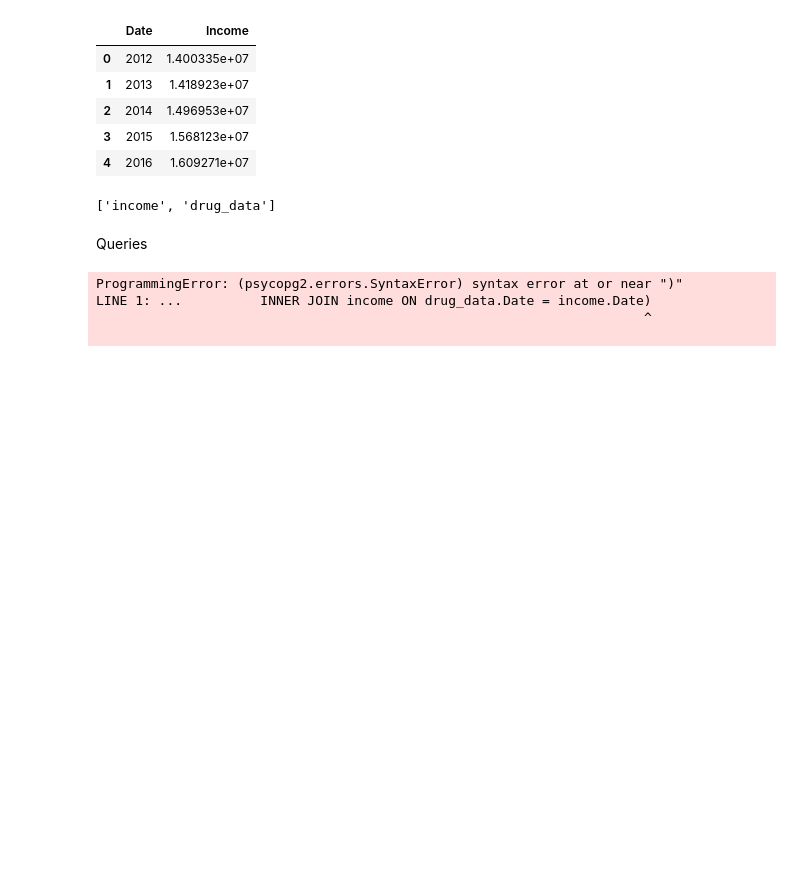
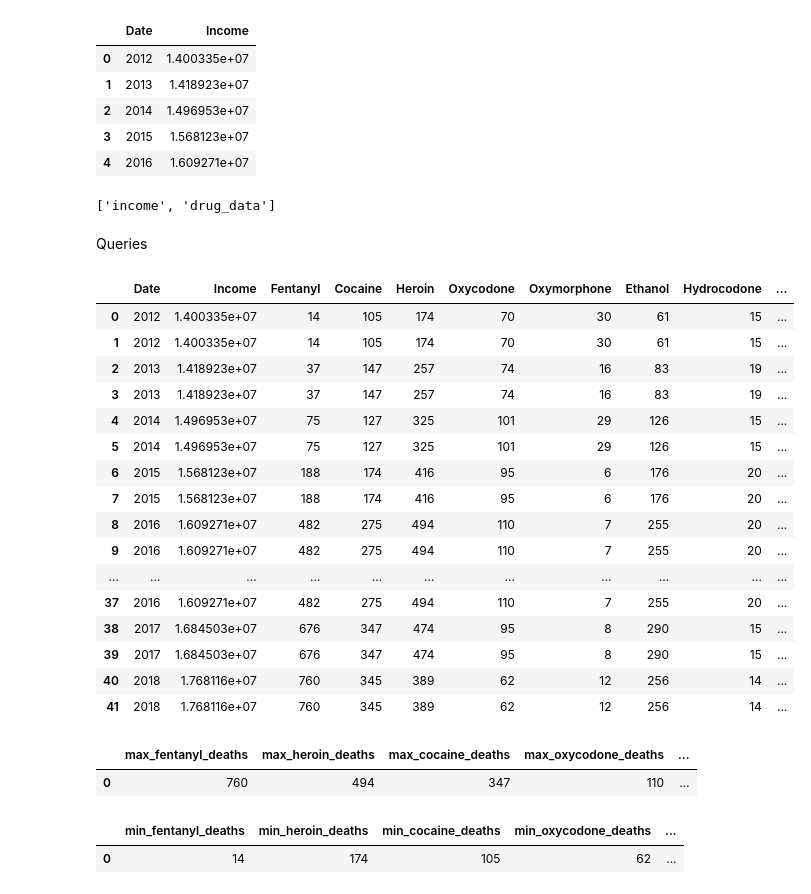
Before and after one commit to kringlek/Project-2, a Jupyter notebook: Data_Cleaning.ipynb, the cells around one changed output. Saved outputs shown, nothing was run; the diff lists cells and outputs as text; code cells hidden in the pictures; blank space fills up the shorter version.

```diff
--- a/Data_Cleaning.ipynb
+++ b/Data_Cleaning.ipynb
@@ -201,18 +201,9 @@ pd.read_sql_query('select * from income', con=engine).head()
 | 2 | 2014 | 1.496953e+07 |
 | 3 | 2015 | 1.568123e+07 |
 | 4 | 2016 | 1.609271e+07 |
-# %%
-engine.table_names()
-# %% [output]
-['income', 'drug_data']
+# %%
+engine.table_names()
+# %% [output]
+['income', 'drug_data']
 # %% [markdown]
 Queries
-# %%
-#Join tables
-pd.read_sql_query('select income.Date, drug_data.Date, income.Income from drug_data \
-                  INNER JOIN income ON drug_data.Date = income.Date)', con=engine)
-# %% [output]
-ProgrammingError: (psycopg2.errors.SyntaxError) syntax error at or near ")"
-LINE 1: ...          INNER JOIN income ON drug_data.Date = income.Date)
-                                                                      ^
-
@@ -222,2 +210,41 @@ pd.read_sql_query('select d.Fentanyl, d.Heroin, d.Cocaine, d.Date from income_da
+# %%
+#Join tables
+pd.read_sql_query('select income."Date", income."Income", drug_data."Fentanyl", drug_data."Cocaine", \
+            drug_data."Heroin", drug_data."Oxycodone", drug_data."Oxymorphone", drug_data."Ethanol", \
+            drug_data."Hydrocodone", drug_data."Benzodiazepine",drug_data."Methadone", drug_data."Amphet", \
+            drug_data."Tramad" from drug_data INNER JOIN income ON drug_data."Date" = income."Date"', con=engine)
+# %% [output]
+|  | Date | Income | Fentanyl | Cocaine | Heroin | Oxycodone | Oxymorphone | Ethanol | Hydrocodone | ... |
+| 0 | 2012 | 1.400335e+07 | 14 | 105 | 174 | 70 | 30 | 61 | 15 | ... |
+| 1 | 2012 | 1.400335e+07 | 14 | 105 | 174 | 70 | 30 | 61 | 15 | ... |
+| 2 | 2013 | 1.418923e+07 | 37 | 147 | 257 | 74 | 16 | 83 | 19 | ... |
+| 3 | 2013 | 1.418923e+07 | 37 | 147 | 257 | 74 | 16 | 83 | 19 | ... |
+| 4 | 2014 | 1.496953e+07 | 75 | 127 | 325 | 101 | 29 | 126 | 15 | ... |
+| 5 | 2014 | 1.496953e+07 | 75 | 127 | 325 | 101 | 29 | 126 | 15 | ... |
+| 6 | 2015 | 1.568123e+07 | 188 | 174 | 416 | 95 | 6 | 176 | 20 | ... |
+| 7 | 2015 | 1.568123e+07 | 188 | 174 | 416 | 95 | 6 | 176 | 20 | ... |
+| 8 | 2016 | 1.609271e+07 | 482 | 275 | 494 | 110 | 7 | 255 | 20 | ... |
+| 9 | 2016 | 1.609271e+07 | 482 | 275 | 494 | 110 | 7 | 255 | 20 | ... |
+| ... | ... | ... | ... | ... | ... | ... | ... | ... | ... | ... |
+| 37 | 2016 | 1.609271e+07 | 482 | 275 | 494 | 110 | 7 | 255 | 20 | ... |
+| 38 | 2017 | 1.684503e+07 | 676 | 347 | 474 | 95 | 8 | 290 | 15 | ... |
+| 39 | 2017 | 1.684503e+07 | 676 | 347 | 474 | 95 | 8 | 290 | 15 | ... |
+| 40 | 2018 | 1.768116e+07 | 760 | 345 | 389 | 62 | 12 | 256 | 14 | ... |
+| 41 | 2018 | 1.768116e+07 | 760 | 345 | 389 | 62 | 12 | 256 | 14 | ... |
+# %%
+pd.read_sql_query('select max(drug_data."Fentanyl") as Max_Fentanyl_Deaths , max(drug_data."Heroin") as Max_Heroin_Deaths, max(drug_data."Cocaine") as Max_Cocaine_Deaths, \
+                  max(drug_data."Oxycodone") as Max_Oxycodone_Deaths, max(drug_data."Oxymorphone") as Max_Oxymorphone_Deaths, max(drug_data."Ethanol") as Max_Ethanol_Deaths, \
+                  max(drug_data."Hydrocodone") as Max_Hydrocodone_Deaths, max(drug_data."Benzodiazepine") as Max_Benzodiazepine_Deaths, max(drug_data."Methadone") as Max_Methadone_Deaths, \
+                  max(drug_data."Amphet") as Max_Amphet_Deaths,max(drug_data."Tramad") as Max_Tramad_Deaths, max(drug_data."Date") as Max_Date from drug_data', con=engine)
+# %% [output]
+|  | max_fentanyl_deaths | max_heroin_deaths | max_cocaine_deaths | max_oxycodone_deaths | ... |
+| 0 | 760 | 494 | 347 | 110 | ... |
 # %%
-#Query->
+#Query
+pd.read_sql_query('select min(drug_data."Fentanyl") as Min_Fentanyl_Deaths, min(drug_data."Heroin") as Min_Heroin_Deaths, min(drug_data."Cocaine") as Min_Cocaine_Deaths, \
+                  min(drug_data."Oxycodone") as Min_Oxycodone_Deaths, min(drug_data."Oxymorphone") as Min_Oxymorphone_Deaths, min(drug_data."Ethanol") as Min_Oxymorphone_Deaths, \
+                  min(drug_data."Hydrocodone") as Min_Hydrocodone_Deaths, min(drug_data."Benzodiazepine") as Min_Benzodiazepine_Deaths,min(drug_data."Methadone") as Min_Methadone_Deaths, \
+                  min(drug_data."Amphet") as Min_Amphet_Deaths,min(drug_data."Tramad") as Min_Tramad_Deaths, min(drug_data."Date") as Min_Date from drug_data', con=engine)
+# %% [output]
+|  | min_fentanyl_deaths | min_heroin_deaths | min_cocaine_deaths | min_oxycodone_deaths | ... |
+| 0 | 14 | 174 | 105 | 62 | ... |
```
Also changed, not shown: parts of 9 cells of this notebook.
